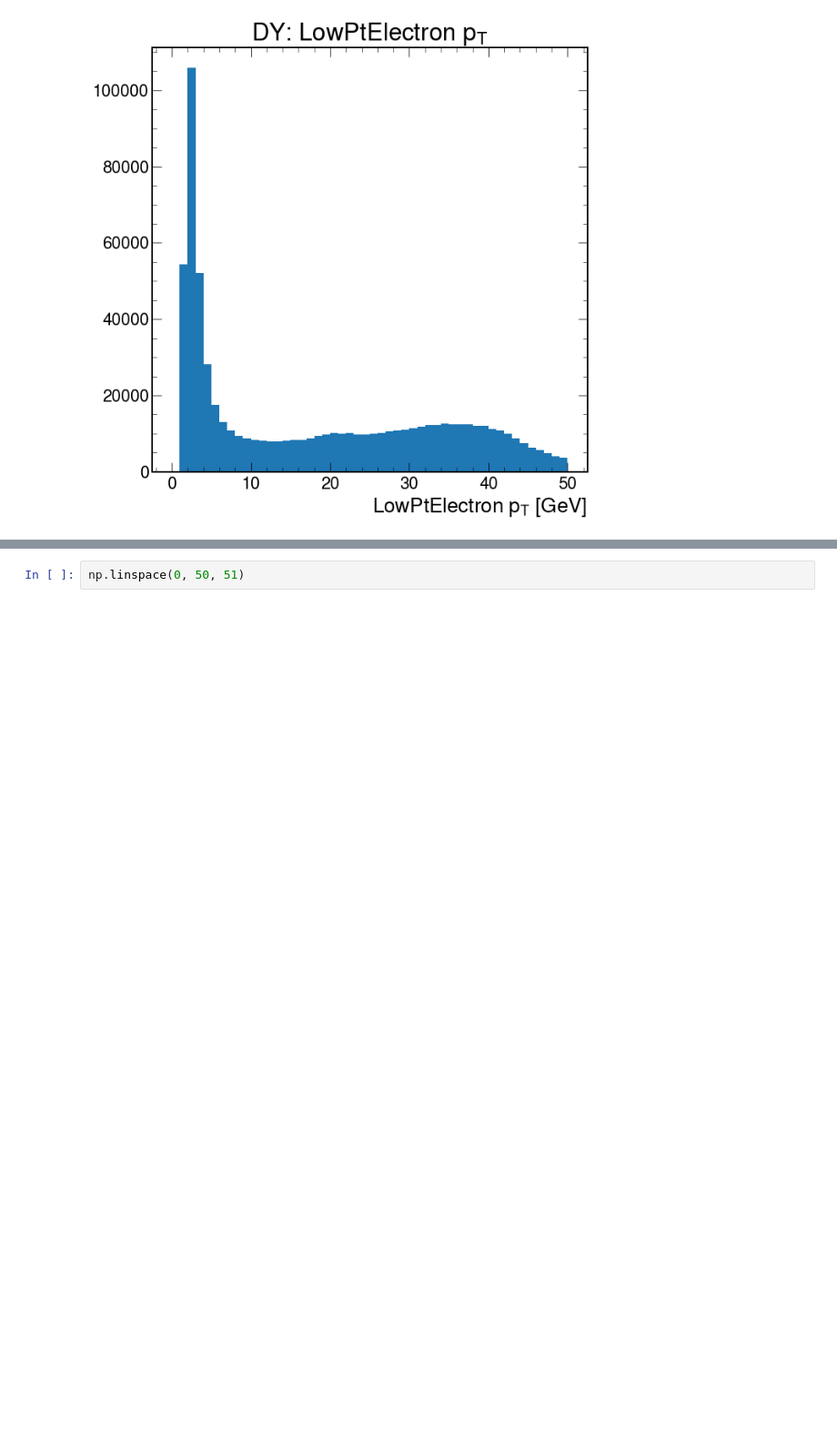
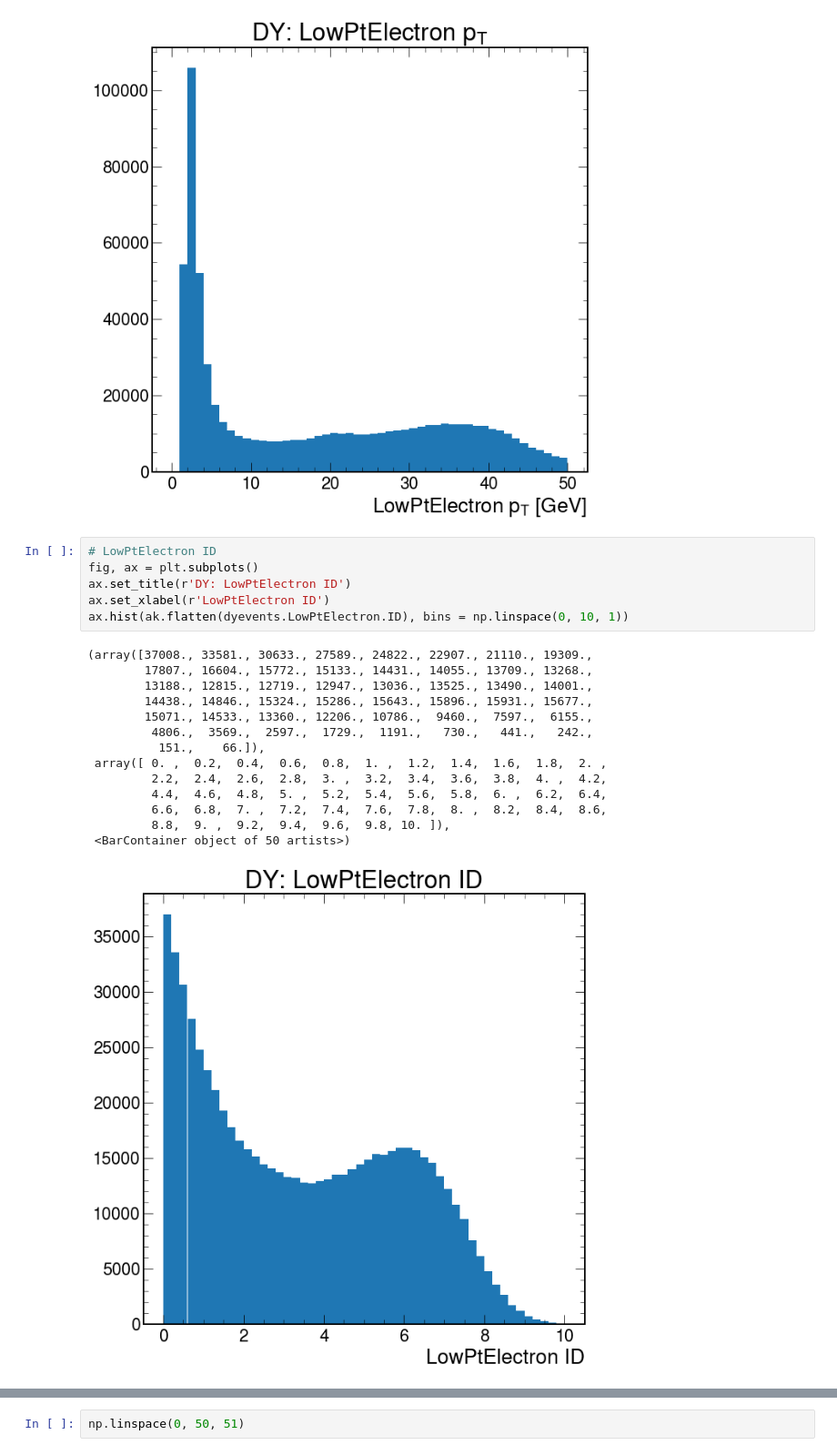
Before and after one commit to FNALLPC/egamma-hats, a Jupyter notebook: exercise-3.ipynb, the cells around one changed output, grey strips where cells are left out. Shown at 91% size. Cells and saved outputs as stored; diff of their text form; blank space fills up the shorter version.

Commit message:
Plot low pt electron ID.

```diff
--- a/exercise-3.ipynb
+++ b/exercise-3.ipynb
@@ -155,3 +159,24 @@ ax.hist(ak.flatten(dyevents.LowPtElectron.pt), bins = np.linspace(0, 50, 51))
         39., 40., 41., 42., 43., 44., 45., 46., 47., 48., 49., 50.]),
  <BarContainer object of 50 artists>)
 [figure]
+# %%
+# LowPtElectron ID
+fig, ax = plt.subplots()
+ax.set_title(r'DY: LowPtElectron ID')
+ax.set_xlabel(r'LowPtElectron ID')
+ax.hist(ak.flatten(dyevents.LowPtElectron.ID), bins = np.linspace(0, 10, 1))
+# %% [output]
+(array([37008., 33581., 30633., 27589., 24822., 22907., 21110., 19309.,
+        17807., 16604., 15772., 15133., 14431., 14055., 13709., 13268.,
+        13188., 12815., 12719., 12947., 13036., 13525., 13490., 14001.,
+        14438., 14846., 15324., 15286., 15643., 15896., 15931., 15677.,
+        15071., 14533., 13360., 12206., 10786.,  9460.,  7597.,  6155.,
+         4806.,  3569.,  2597.,  1729.,  1191.,   730.,   441.,   242.,
+          151.,    66.]),
+ array([ 0. ,  0.2,  0.4,  0.6,  0.8,  1. ,  1.2,  1.4,  1.6,  1.8,  2. ,
+         2.2,  2.4,  2.6,  2.8,  3. ,  3.2,  3.4,  3.6,  3.8,  4. ,  4.2,
+         4.4,  4.6,  4.8,  5. ,  5.2,  5.4,  5.6,  5.8,  6. ,  6.2,  6.4,
+         6.6,  6.8,  7. ,  7.2,  7.4,  7.6,  7.8,  8. ,  8.2,  8.4,  8.6,
+         8.8,  9. ,  9.2,  9.4,  9.6,  9.8, 10. ]),
+ <BarContainer object of 50 artists>)
+[figure, added]
```
Also changed, not shown: parts of 9 cells of this notebook.
